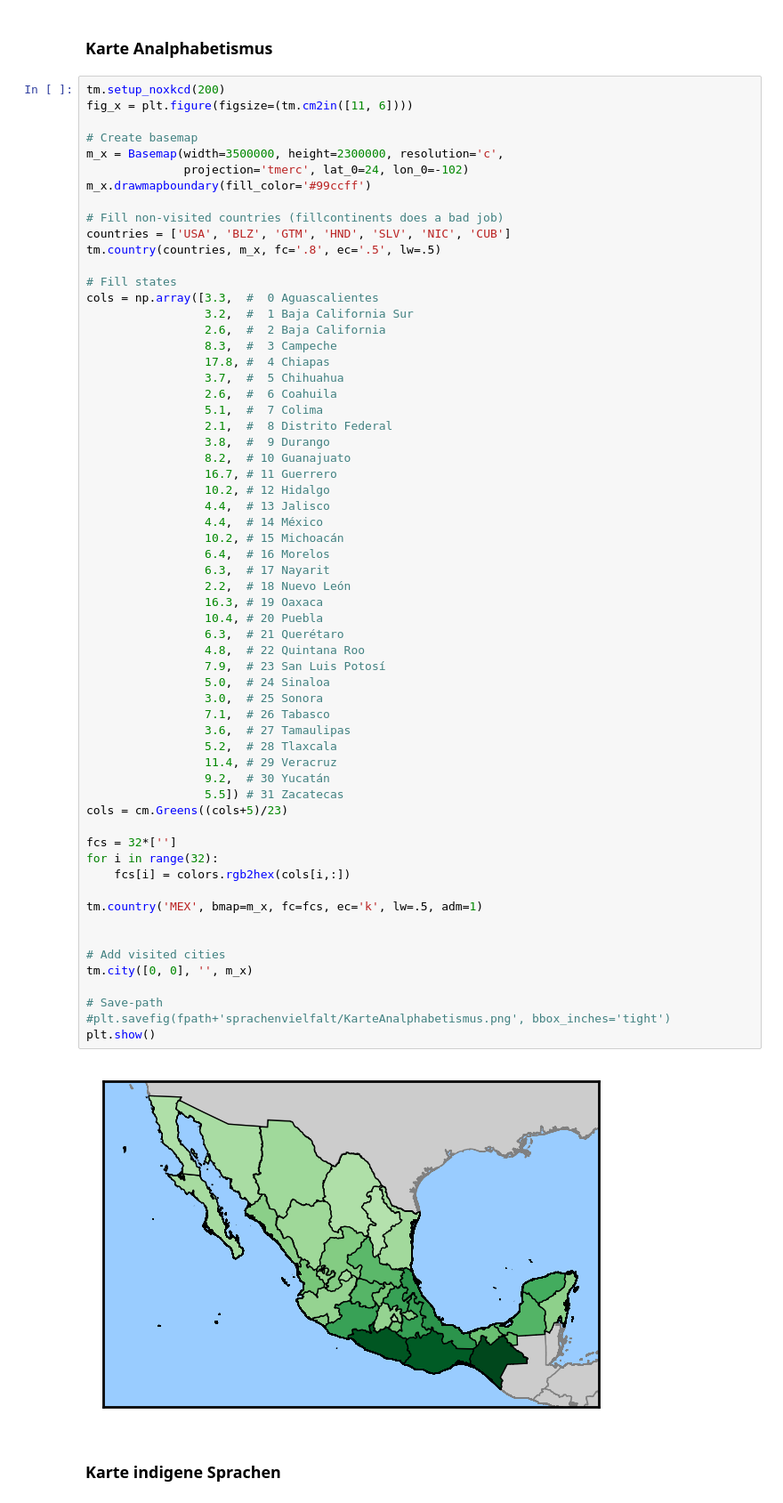
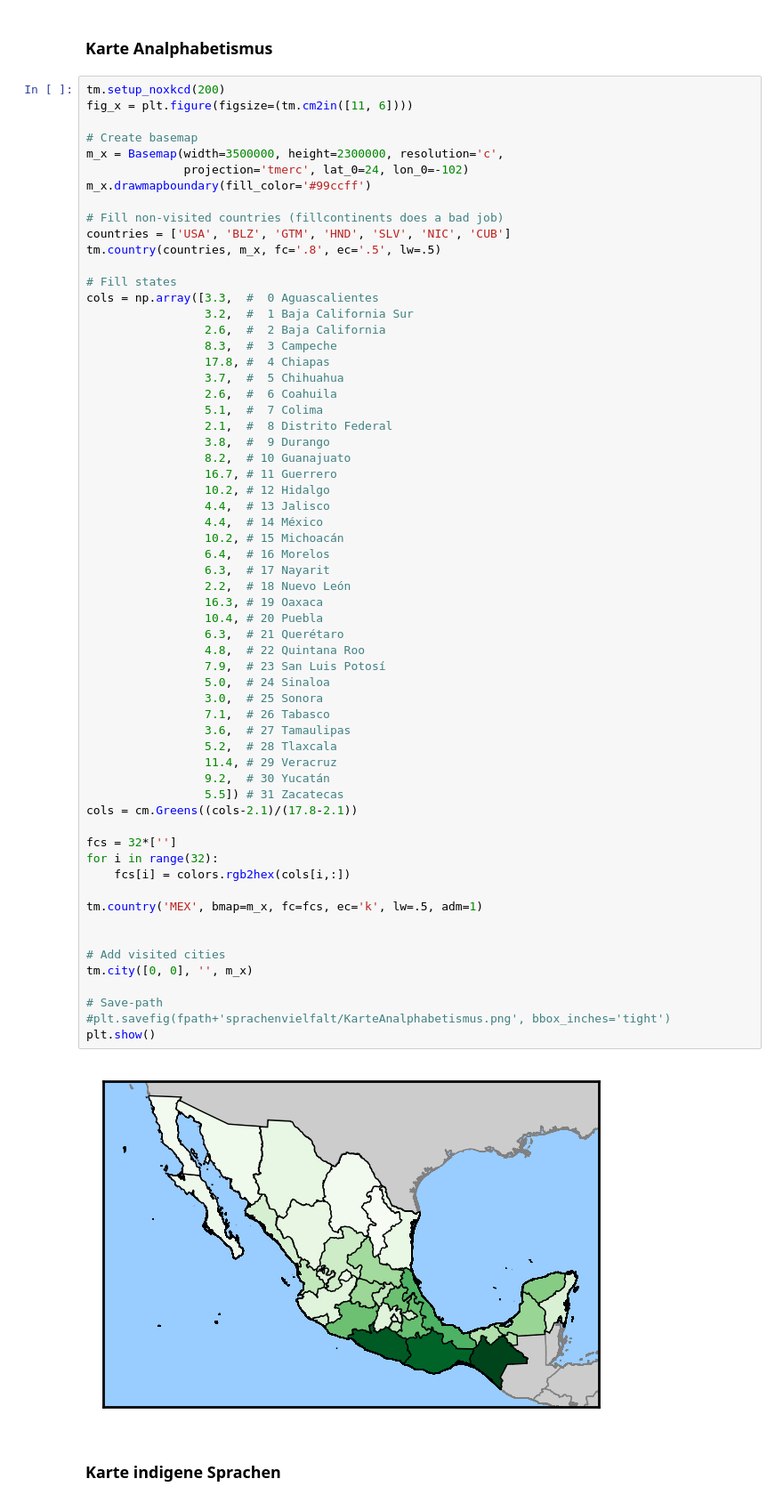
Before and after one commit to prisae/blog-notebooks, a Jupyter notebook: MX_Sprachenvielfalt.ipynb, the cells around one changed output. Shown: that part at 89% size. Drawn from its saved outputs; the diff is of its cells as text.

```diff
--- a/MX_Sprachenvielfalt.ipynb
+++ b/MX_Sprachenvielfalt.ipynb
@@ -146,35 +146,35 @@ cols = np.array([3.3,  #  0 Aguascalientes
                  6.3,  # 17 Nayarit
                  2.2,  # 18 Nuevo León
                  16.3, # 19 Oaxaca
                  10.4, # 20 Puebla
                  6.3,  # 21 Querétaro
                  4.8,  # 22 Quintana Roo
                  7.9,  # 23 San Luis Potosí
                  5.0,  # 24 Sinaloa
                  3.0,  # 25 Sonora
                  7.1,  # 26 Tabasco
                  3.6,  # 27 Tamaulipas
                  5.2,  # 28 Tlaxcala
                  11.4, # 29 Veracruz
                  9.2,  # 30 Yucatán
                  5.5]) # 31 Zacatecas
-cols = cm.Greens((cols+5)/23)
+cols = cm.Greens((cols-2.1)/(17.8-2.1))
 
 fcs = 32*['']
 for i in range(32):
     fcs[i] = colors.rgb2hex(cols[i,:])
 
 tm.country('MEX', bmap=m_x, fc=fcs, ec='k', lw=.5, adm=1)
 
 
 # Add visited cities
 tm.city([0, 0], '', m_x)
 
 # Save-path
 #plt.savefig(fpath+'sprachenvielfalt/KarteAnalphabetismus.png', bbox_inches='tight')
 plt.show()
 # %% [output]
-[figure, old version]
+[figure, new version]
 # %% [markdown]
 ### Karte indigene Sprachen
 # %%
```
Also changed, not shown: parts of 1 cell of this notebook.
